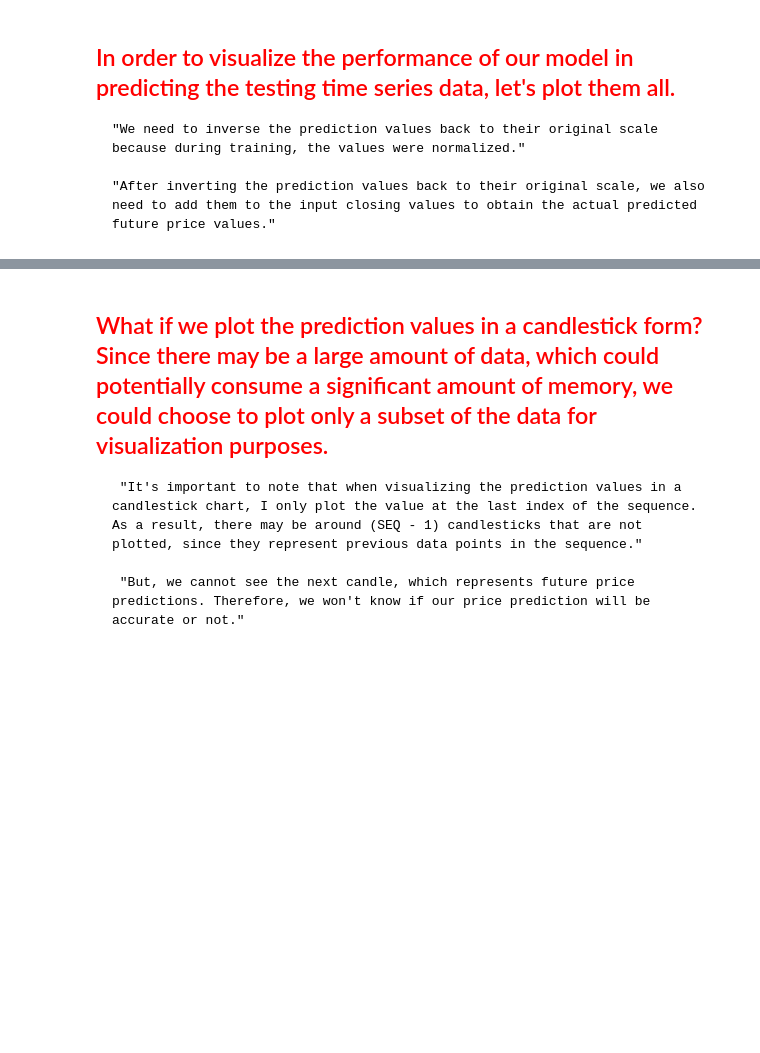
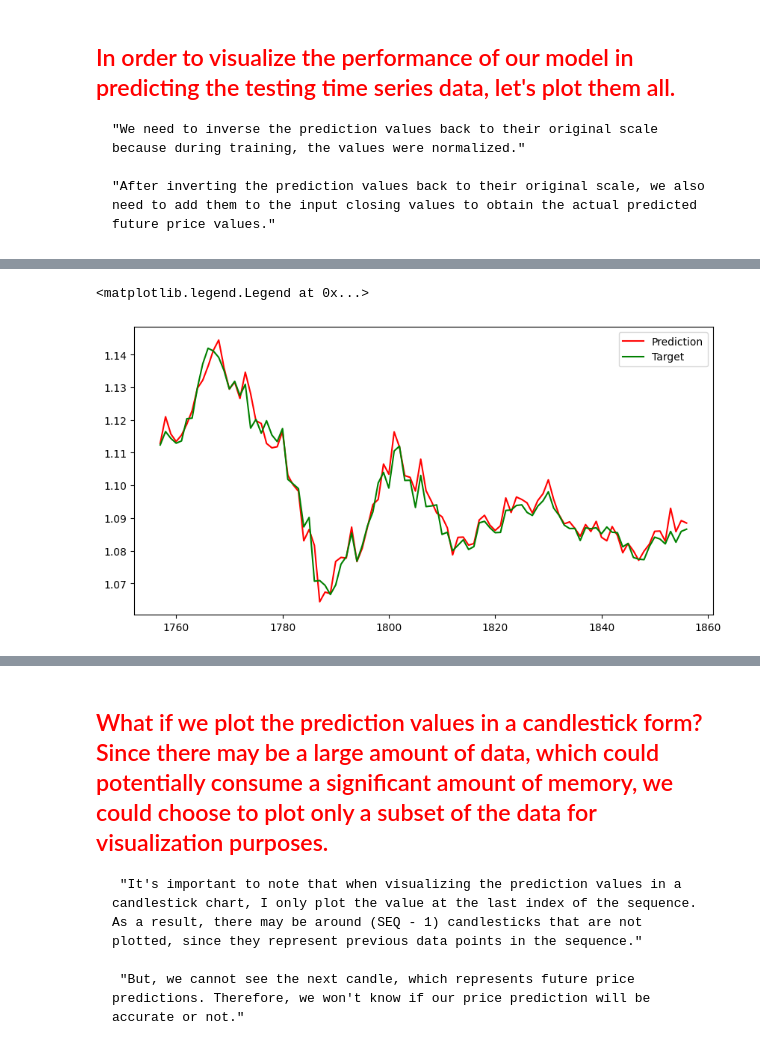
Before and after one commit to spoluan/Forex_market_prediction_EUR_USD, a Jupyter notebook: FOREX_EUR_USD_prediction.ipynb, the cells around one changed output, grey strips where cells are left out. Cells and saved outputs as stored; diff of their text form; code cells hidden in the pictures; blank space fills up the shorter version.

```diff
--- a/FOREX_EUR_USD_prediction.ipynb
+++ b/FOREX_EUR_USD_prediction.ipynb
@@ -594,0 +613,11 @@ y_pred_final = x_test_transform[:, -1, 3].flatten() + y_pred_transform.flatten()
+# %%
+x_test_transform = np.reshape(standard_scaler.inverse_transform(np.reshape(x_test, (x_test.shape[0], -1))), x_test.shape)[:, :, :]
+results = pd.DataFrame()
+# %%
+results["Open"] = x_test_transform[:, -1, 0].flatten()
+results["High"] = x_test_transform[:, -1, 1].flatten()
+results["Low"] = x_test_transform[:, -1, 2].flatten()
+results["Close"] = x_test_transform[:, -1, 3].flatten()
+results["y_test"] = label_scale.inverse_transform(np.expand_dims(y_test, axis=1)).flatten()
+results["y_target"] = results["Close"] + results["y_test"]
+results["y_pred"] = results["Close"] + label_scale.inverse_transform(y_pred).flatten()
@@ -603,0 +637,9 @@ plt.scatter(np.arange(0, len(y_pred_transform.flatten())), y_pred_final, c='red'
+# %%
+ROW_TO_SHOW = 100
+plt.figure(figsize=(10, 5))
+plt.plot(results["y_pred"][-ROW_TO_SHOW:], c='red')
+plt.plot(results["y_target"][-ROW_TO_SHOW:], c='green')
+plt.legend(["Prediction", "Target"])
+# %% [output]
+<matplotlib.legend.Legend at 0x...>
+[figure, added]
```
Also changed, not shown: parts of 36 cells of this notebook.
